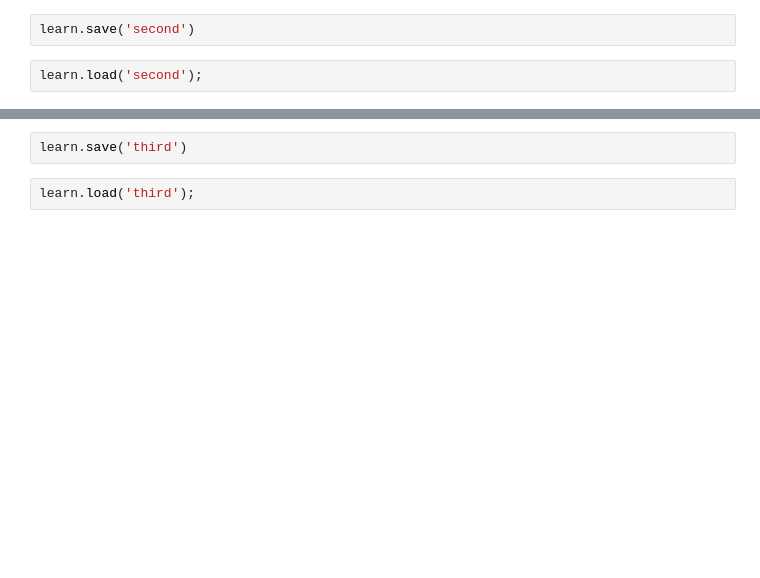
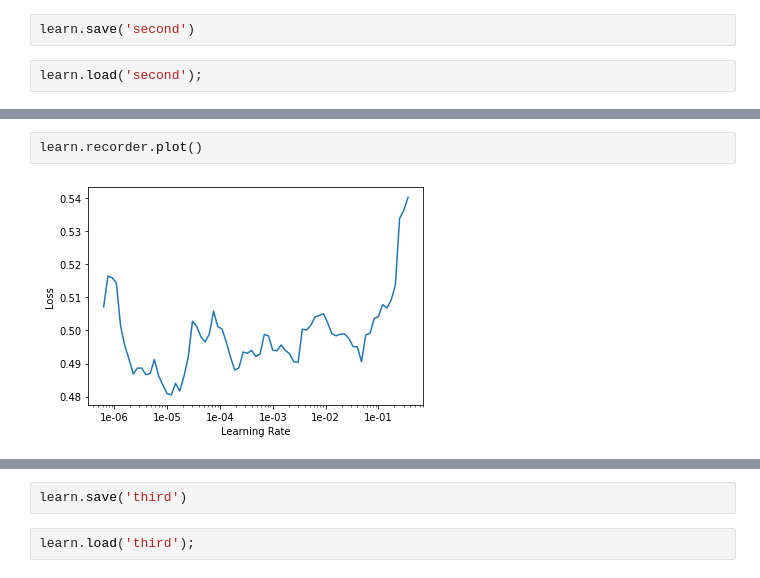
Before and after one commit to jy6zheng/TwitterDisasterTweets, a Jupyter notebook: Twitter.ipynb, the cells around one changed output, grey strips where cells are left out. Cells and saved outputs as stored; diff of their text form; blank space fills up the shorter version.

```diff
--- a/Twitter.ipynb
+++ b/Twitter.ipynb
@@ -299,3 +303,7 @@ learn.load('second');
+# %%
+learn.recorder.plot()
+# %% [output]
+[figure, added]
 # %%
 learn.freeze_to(-3)
 learn.fit_one_cycle(1, slice(5e-3/(2.6**4),5e-3), moms=(0.8,0.7))
```
Also changed, not shown: parts of 30 cells of this notebook.
